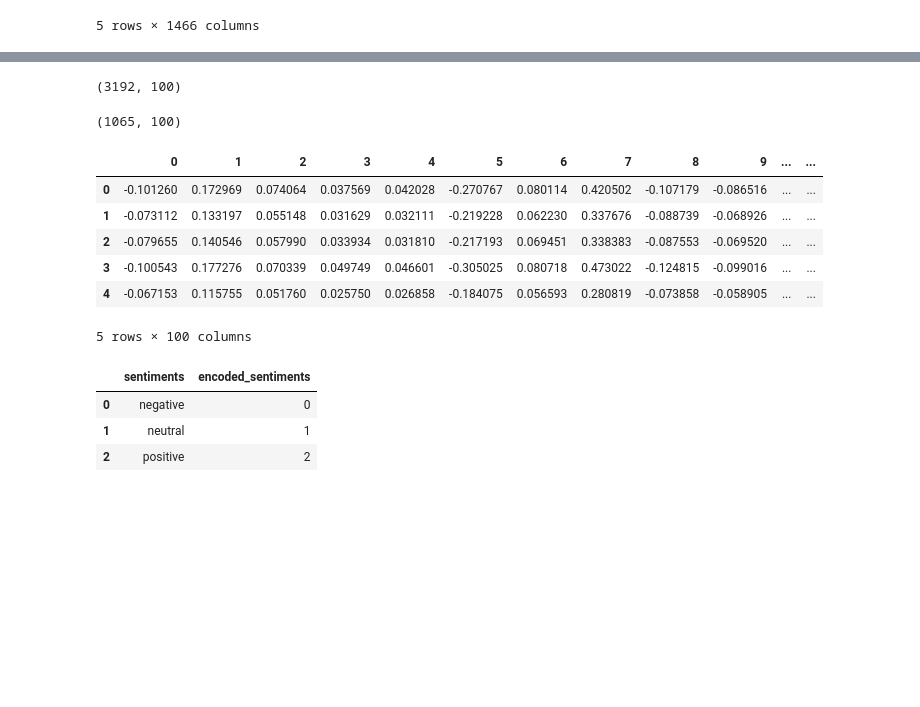
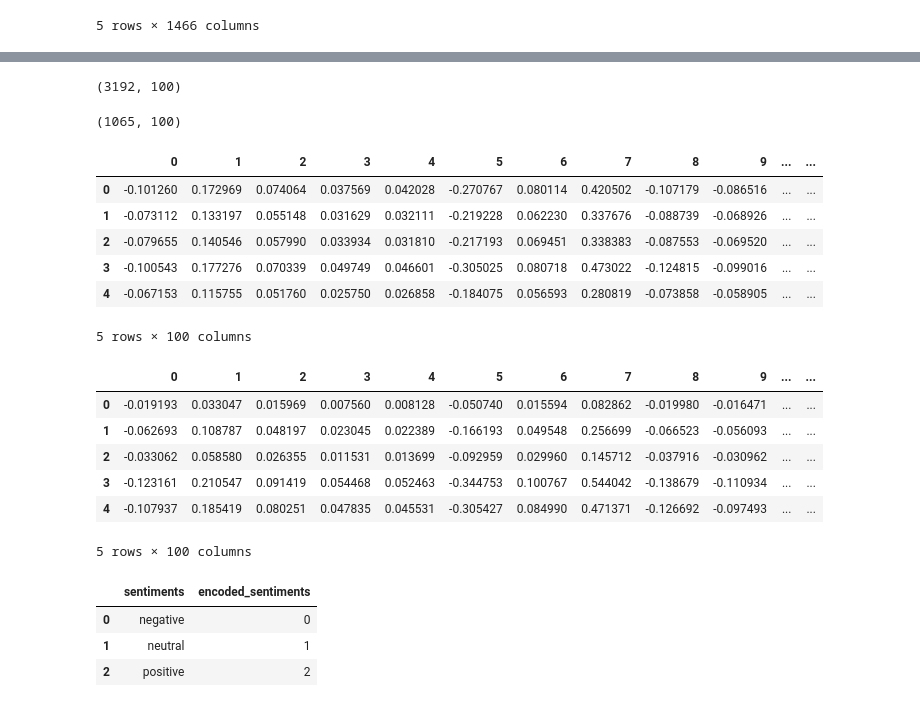
Before and after one commit to leoAshu/financial-sentiment-analysis, a Jupyter notebook: notebooks/model_selection.ipynb, the cells around one changed output, grey strips where cells are left out. Drawn from its saved outputs; the diff is of its cells as text; code cells hidden in the pictures; blank space fills up the shorter version.

```diff
--- a/notebooks/model_selection.ipynb
+++ b/notebooks/model_selection.ipynb
@@ -104,25 +143,33 @@ display(x_valid_bow.head())
 # %%
 # word2vec transformation
 # encode independent feature: x_train  & x_valid
 # convert into word2vec representation(document matrix)
 x_train_w2v, _ = transform(corpus=x_train, model_load_path='../models/word2vec.model')
 x_valid_w2v, _ = transform(corpus=x_valid, model_load_path='../models/word2vec.model')
 
 # shape of document matrix: (rows, columns)
 display(x_train_w2v.shape, x_valid_w2v.shape)
 
-# first 5 datapoints of encoded train set
+# first 5 datapoints of encoded train & validation sets
 display(x_train_w2v.head())
+display(x_valid_w2v.head())
 # %% [output]
 (3192, 100)
 (1065, 100)
 |  | 0 | 1 | 2 | 3 | 4 | 5 | 6 | 7 | 8 | 9 | ... | ... |
 | 0 | -0.101260 | 0.172969 | 0.074064 | 0.037569 | 0.042028 | -0.270767 | 0.080114 | 0.420502 | -0.107179 | -0.086516 | ... | ... |
 | 1 | -0.073112 | 0.133197 | 0.055148 | 0.031629 | 0.032111 | -0.219228 | 0.062230 | 0.337676 | -0.088739 | -0.068926 | ... | ... |
 | 2 | -0.079655 | 0.140546 | 0.057990 | 0.033934 | 0.031810 | -0.217193 | 0.069451 | 0.338383 | -0.087553 | -0.069520 | ... | ... |
 | 3 | -0.100543 | 0.177276 | 0.070339 | 0.049749 | 0.046601 | -0.305025 | 0.080718 | 0.473022 | -0.124815 | -0.099016 | ... | ... |
 | 4 | -0.067153 | 0.115755 | 0.051760 | 0.025750 | 0.026858 | -0.184075 | 0.056593 | 0.280819 | -0.073858 | -0.058905 | ... | ... |
 5 rows × 100 columns
+|  | 0 | 1 | 2 | 3 | 4 | 5 | 6 | 7 | 8 | 9 | ... | ... |
+| 0 | -0.019193 | 0.033047 | 0.015969 | 0.007560 | 0.008128 | -0.050740 | 0.015594 | 0.082862 | -0.019980 | -0.016471 | ... | ... |
+| 1 | -0.062693 | 0.108787 | 0.048197 | 0.023045 | 0.022389 | -0.166193 | 0.049548 | 0.256699 | -0.066523 | -0.056093 | ... | ... |
+| 2 | -0.033062 | 0.058580 | 0.026355 | 0.011531 | 0.013699 | -0.092959 | 0.029960 | 0.145712 | -0.037916 | -0.030962 | ... | ... |
+| 3 | -0.123161 | 0.210547 | 0.091419 | 0.054468 | 0.052463 | -0.344753 | 0.100767 | 0.544042 | -0.138679 | -0.110934 | ... | ... |
+| 4 | -0.107937 | 0.185419 | 0.080251 | 0.047835 | 0.045531 | -0.305427 | 0.084990 | 0.471371 | -0.126692 | -0.097493 | ... | ... |
+5 rows × 100 columns
 # %%
 # encode class labels
 # initialize a label encoder
```
Also changed, not shown: parts of 11 cells of this notebook.
